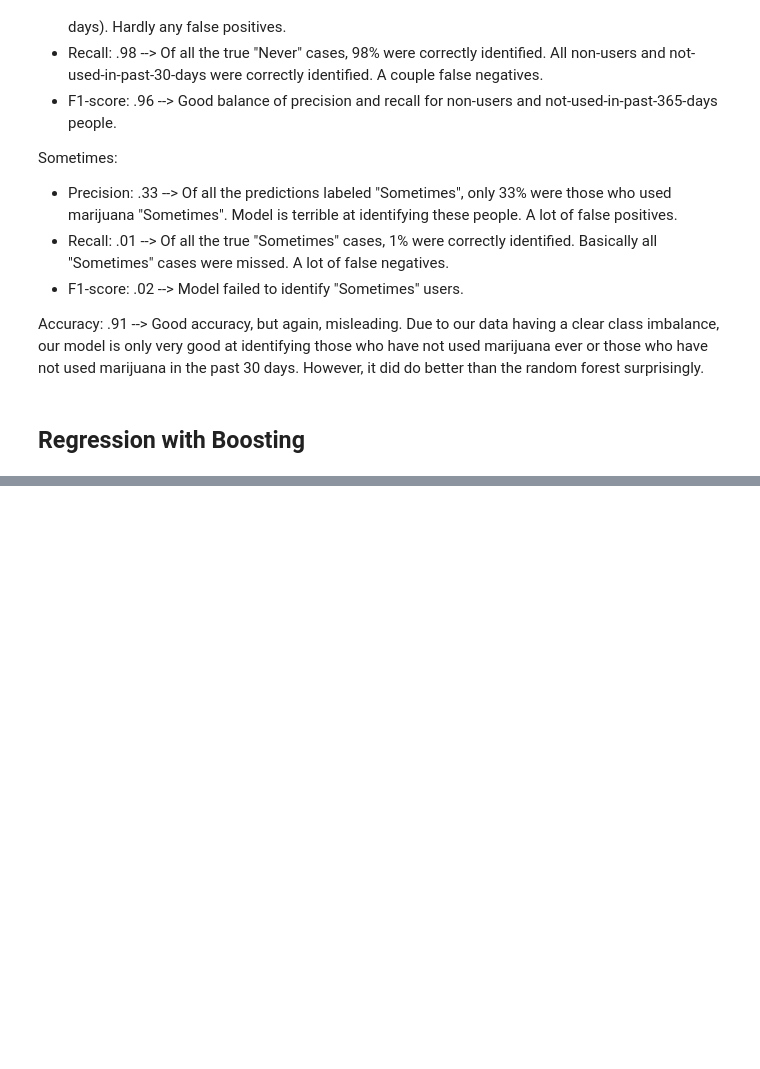
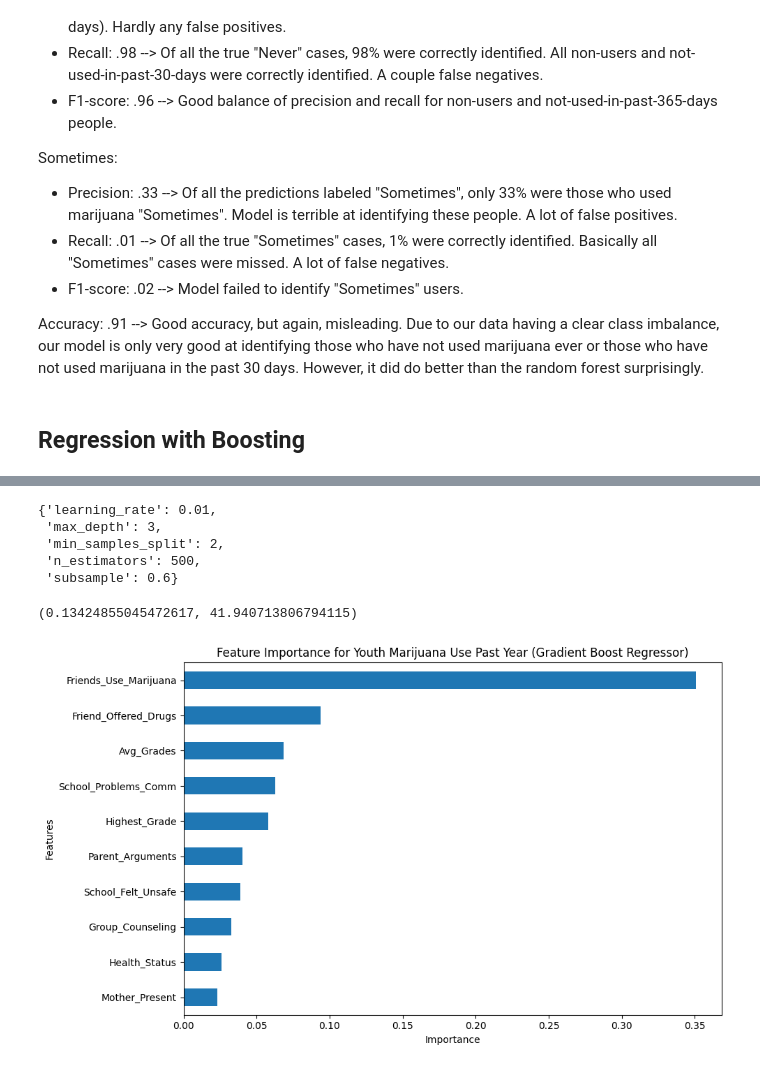
Before and after one commit to ChristufaY/data5322, a Jupyter notebook: hw1/hw1.ipynb, the cells around one changed output, grey strips where cells are left out. Cells and saved outputs as stored; diff of their text form; code cells hidden in the pictures; blank space fills up the shorter version.

```diff
--- a/hw1/hw1.ipynb
+++ b/hw1/hw1.ipynb
@@ -534,5 +549,6 @@ Accuracy: .91 --> Good accuracy, but again, misleading. Due to our data having a
 # %%
-# prep data
+# split train and test
+# map the midpoints to their group to make target variable more continuous than discrete
 train = data.drop(columns = ['Used_Marijuana_Flag', 'Days_Used_This_Year', 'Days_Used_This_Month'])
-test = pd.cut(data['Days_Used_This_Month'], bins = bins, labels = labels)
+test = data['Days_Used_This_Year'].map(midpoints)
 x_train, x_test, y_train, y_test = train_test_split(train, test, test_size = .2, random_state = 5322)
@@ -552,0 +555,19 @@ Name: count, dtype: int64
+# %%
+param_grid = {
+    'n_estimators': [100, 200, 500],
+    'learning_rate': [.01, .05, .1],
+    'max_depth': [3, 5, 7],
+    'subsample': [.6, .7, .8],
+    'min_samples_split': [2, 5, 10, x_train.shape[1]]
+}
+
+reg_gboost = GradientBoostingRegressor(random_state = 5322)
+grid_search = GridSearchCV(
+    estimator = reg_gboost,
+    param_grid = param_grid,
+    cv = 5,
+    scoring = 'r2',
+    n_jobs = -1,
+    verbose = 1
+)
+grid_search.fit(x_train, y_train)
@@ -552,0 +584,33 @@ Name: count, dtype: int64
+# %%
+grid_search.best_params_
+# %% [output]
+{'learning_rate': 0.01,
+ 'max_depth': 3,
+ 'min_samples_split': 2,
+ 'n_estimators': 500,
+ 'subsample': 0.6}
+# %%
+best_gboost = grid_search.best_estimator_
+
+gboost_pred = best_gboost.predict(x_test)
+r2 = r2_score(y_test, gboost_pred)
+rmse = mean_squared_error(y_test, gboost_pred) ** .5
+r2, rmse
+# %% [output]
+(0.13424855045472617, 41.940713806794115)
+# %%
+# see which features are most influential
+importances = pd.Series(
+    best_gboost.feature_importances_,
+    index = x_train.columns
+).sort_values(ascending = True)
+
+plt.figure(figsize = (10, 6))
+importances.tail(10).plot(kind = 'barh')
+plt.title("Feature Importance for Youth Marijuana Use Past Year (Gradient Boost Regressor)")
+plt.xlabel("Importance")
+plt.ylabel("Features")
+plt.tight_layout()
+plt.show()
+# %% [output]
+[figure, added]
```
Also changed, not shown: parts of 15 cells of this notebook.
